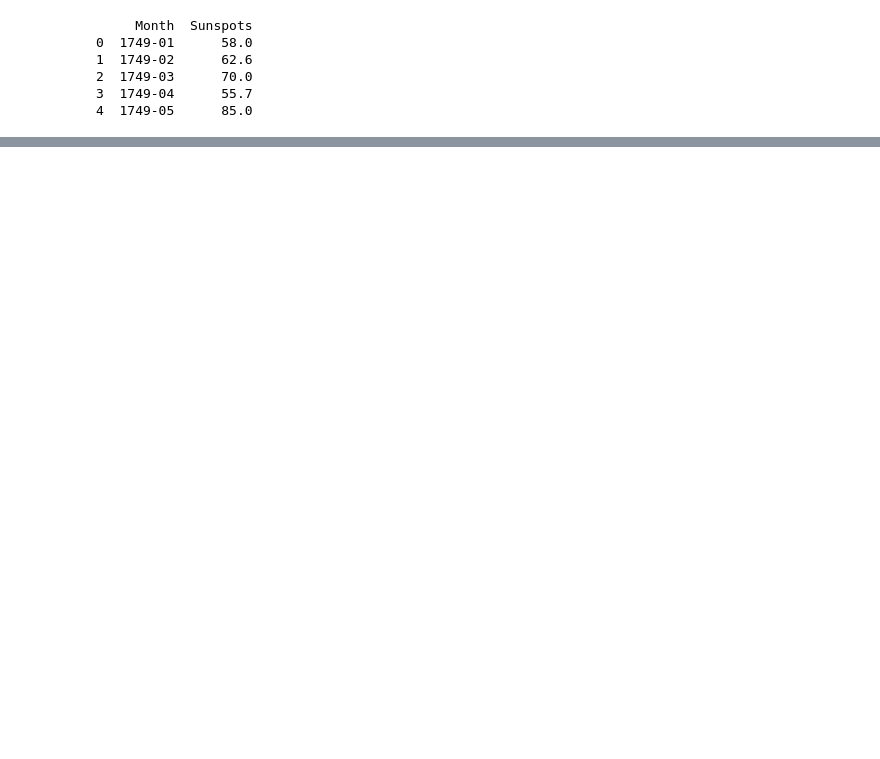
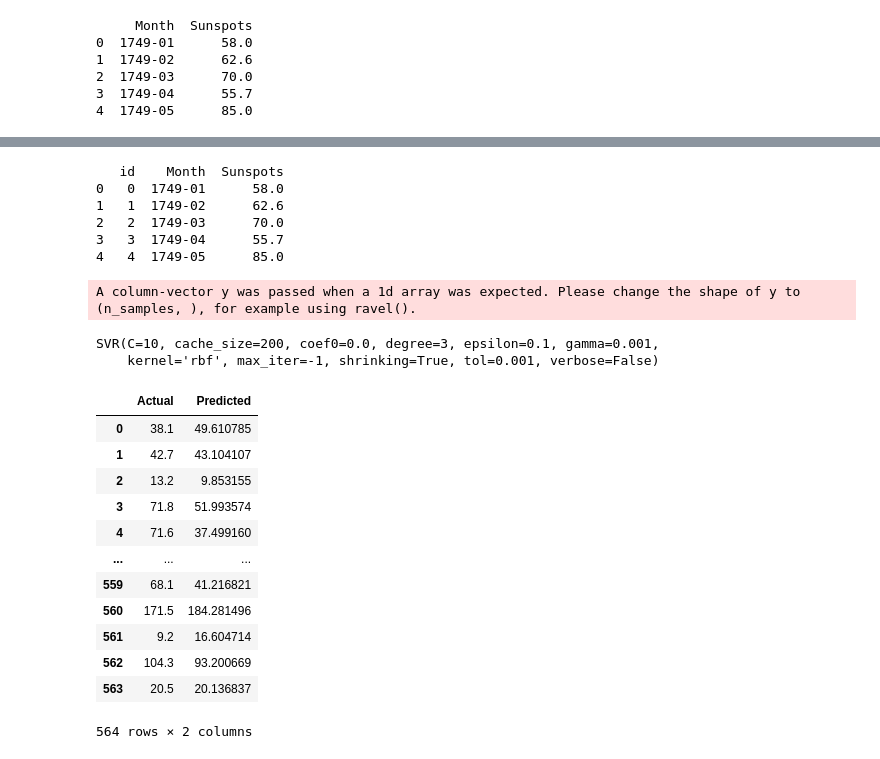
Before and after one commit to esalvucci/ssd_project, a Jupyter notebook: notebook/.ipynb, the cells around one changed output, grey strips where cells are left out. Cells and saved outputs as stored; diff of their text form; code cells hidden in the pictures; blank space fills up the shorter version.

```diff
--- a/notebook/.ipynb
+++ b/notebook/.ipynb
@@ -21,0 +21,10 @@ fig.show()
+# %%
+df.insert(0, 'id', range(0,len(df)))
+print(df.head())
+# %% [output]
+   id    Month  Sunspots
+0   0  1749-01      58.0
+1   1  1749-02      62.6
+2   2  1749-03      70.0
+3   3  1749-04      55.7
+4   4  1749-05      85.0
@@ -21,0 +38,31 @@ fig.show()
+# %%
+# !!! Con kernel rbf scazza le previsioni.
+# !!! Con kernel linear molto meglio !!!
+# C quanto penalizza i pattern fuori rangwe
+# gamma
+# epsilon passo con cui ottimizzare le scelte, quanto accetti di essere distante dalla funzione trovata con svr
+regressor = SVR(kernel='rbf', C=10, gamma=0.001, epsilon=0.1)
+regressor.fit(X_train,y_train)
+# %% [output]
+A column-vector y was passed when a 1d array was expected. Please change the shape of y to (n_samples, ), for example using ravel().
+SVR(C=10, cache_size=200, coef0=0.0, degree=3, epsilon=0.1, gamma=0.001,
+    kernel='rbf', max_iter=-1, shrinking=True, tol=0.001, verbose=False)
+# %%
+y_pred = regressor.predict(X_test)
+
+df = pd.DataFrame({'Actual': y_test.flatten(), 'Predicted': y_pred.flatten()})
+df
+# %% [output]
+|  | Actual | Predicted |
+| 0 | 38.1 | 49.610785 |
+| 1 | 42.7 | 43.104107 |
+| 2 | 13.2 | 9.853155 |
+| 3 | 71.8 | 51.993574 |
+| 4 | 71.6 | 37.499160 |
+| ... | ... | ... |
+| 559 | 68.1 | 41.216821 |
+| 560 | 171.5 | 184.281496 |
+| 561 | 9.2 | 16.604714 |
+| 562 | 104.3 | 93.200669 |
+| 563 | 20.5 | 20.136837 |
+564 rows × 2 columns
```
Also changed, not shown: parts of 4 cells of this notebook, 1 other file.
